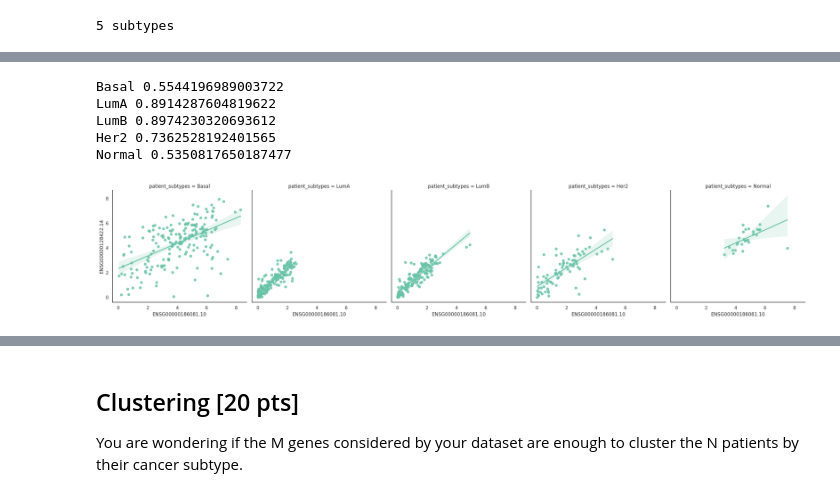
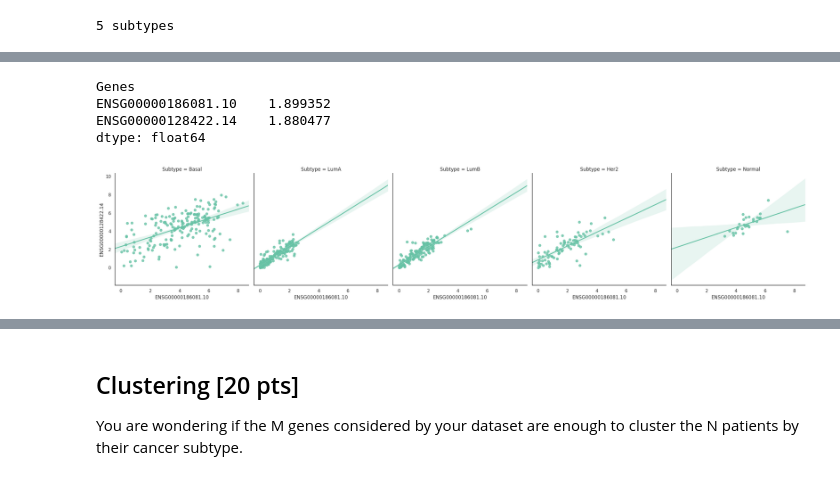
Before and after one commit to Nayaadd/bioinfo_udem, a Jupyter notebook: exercices_student_3.ipynb, the cells around one changed output, grey strips where cells are left out. Drawn from its saved outputs; the diff is of its cells as text; code cells hidden in the pictures.

```diff
--- a/exercices_student_3.ipynb
+++ b/exercices_student_3.ipynb
@@ -49,4 +60,4 @@ gene_id.head()
 # %%
-patient_subtype = pd.read_table("patient_subtype.txt")
+patient_subtype = pd.read_csv("patient_subtype.txt", header=None, names=["Subtype"])
 patient_subtype
 # %% [output]
@@ -65,0 +77,3 @@ patient_subtype
+# %%
+patient_expression = pd.read_csv("patient_expression.txt",sep=" ", header=None)
+patient_expression
@@ -75,4 +123,9 @@ print(, "genes")
 # %%
 ### Combine the data from all three files into one dataframe
 ### Clue: you should define columns' names and add a column
+patient_expression.columns = gene_id.loc[:, "Genes"]
+patient_expression
+
+new_df = patient_expression
+new_df
 # %% [output]
@@ -85,0 +145,3 @@ print(, "genes")
+# %%
+new_df["Subtype"] = patient_subtype
+new_df
@@ -113,12 +228,18 @@ ENSG00000128422.14    1.880477
 dtype: float64
+# %%
+
+subset_std_sorted = subset_std.sort_values(ascending=False)
+subset_std_sorted.head(2)
+# %% [output]
+Genes
+ENSG00000186081.10    1.899352
+ENSG00000128422.14    1.880477
+dtype: float64
 # %%
 ### Compare the expression of these two genes: are they corrolated based on tumor subtypes?
 ### To answer this question, make a graph and calcute correlation coefficients.
 ### Briefly describe your results.
+sns.lmplot(data=new_df, x="ENSG00000186081.10", y="ENSG00000128422.14", col="Subtype", truncate=False)
+sns.despine()
 # %% [output]
-Basal 0.5544196989003722
-LumA 0.8914287604819622
-LumB 0.8974230320693612
-Her2 0.7362528192401565
-Normal 0.5350817650187477
-[figure, old version]
+[figure, new version]
```
Also changed, not shown: parts of 28 cells of this notebook.
